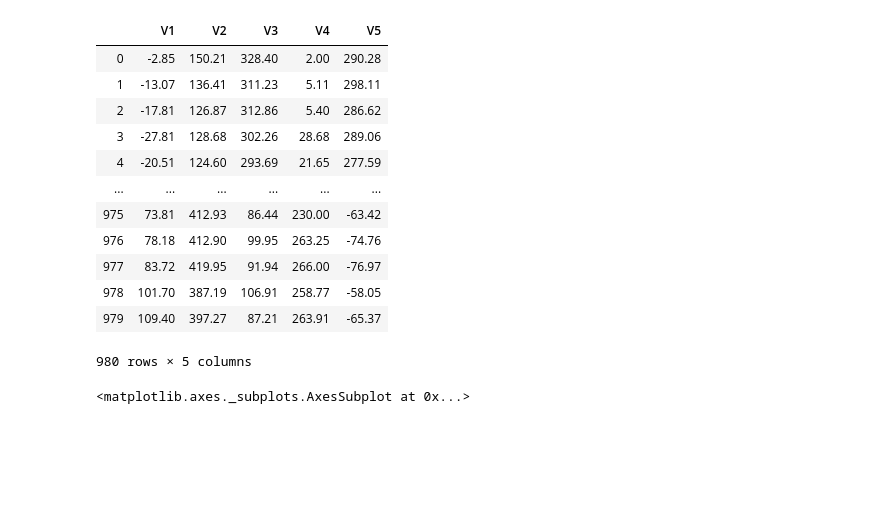
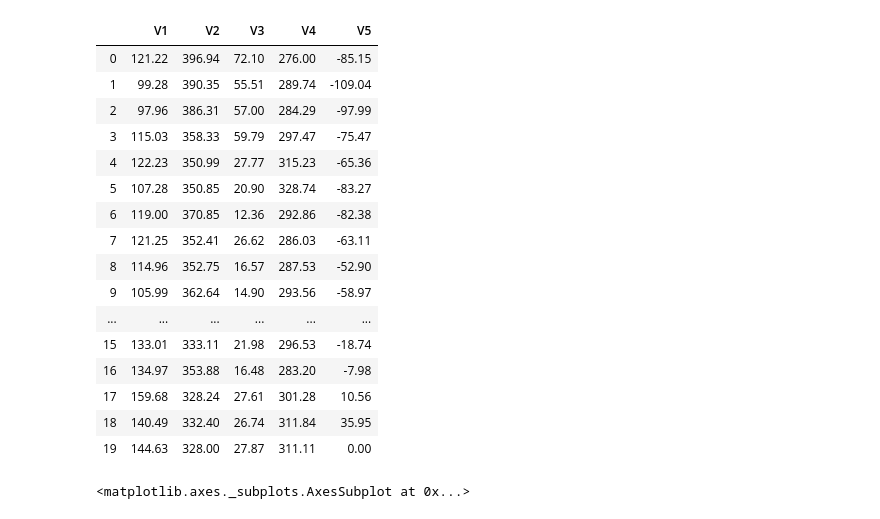
Before and after one commit to indhra/CATS-IJCNN-DATA-2004, a Jupyter notebook: CATS_BENCHMARK_DATA.ipynb, the cells around one changed output. Saved outputs shown, nothing was run; the diff lists cells and outputs as text; code cells hidden in the pictures; blank space fills up the shorter version.

```diff
--- a/CATS_BENCHMARK_DATA.ipynb
+++ b/CATS_BENCHMARK_DATA.ipynb
@@ -8,21 +48,56 @@ with localconverter(default_converter + pandas2ri.converter) as cv:
+# %%
+import os
+import pandas as pd
+import rpy2.robjects as robjects
+from rpy2.robjects import pandas2ri
+from rpy2.robjects.packages import importr
+from rpy2.robjects import default_converter
+from rpy2.robjects.conversion import localconverter
+
+import sys
+if "../" not in sys.path:
+  sys.path.append("../")
+
+pandas2ri.activate()
+
+base = importr('base')
+base.load("CATS.cont.rda")
+rdf_List = base.mget(base.ls())
+
+# ITERATE THROUGH LIST OF R DFs
+pydf_dict = {}
+
+for i,f in enumerate(base.names(rdf_List)):
+    pydf_dict[f] = pandas2ri.ri2py_dataframe(rdf_List[i])
+
+for k,v in pydf_dict.items():
+    (v.head())
+
+
+with localconverter(default_converter + pandas2ri.converter) as cv:
+    dataf1 = robjects.r['CATS.cont']
+
+dataf1
+# %% [output]
+|  | V1 | V2 | V3 | V4 | V5 |
+| 0 | 121.22 | 396.94 | 72.10 | 276.00 | -85.15 |
+| 1 | 99.28 | 390.35 | 55.51 | 289.74 | -109.04 |
+| 2 | 97.96 | 386.31 | 57.00 | 284.29 | -97.99 |
+| 3 | 115.03 | 358.33 | 59.79 | 297.47 | -75.47 |
+| 4 | 122.23 | 350.99 | 27.77 | 315.23 | -65.36 |
+| 5 | 107.28 | 350.85 | 20.90 | 328.74 | -83.27 |
+| 6 | 119.00 | 370.85 | 12.36 | 292.86 | -82.38 |
+| 7 | 121.25 | 352.41 | 26.62 | 286.03 | -63.11 |
+| 8 | 114.96 | 352.75 | 16.57 | 287.53 | -52.90 |
+| 9 | 105.99 | 362.64 | 14.90 | 293.56 | -58.97 |
+| ... | ... | ... | ... | ... | ... |
+| 15 | 133.01 | 333.11 | 21.98 | 296.53 | -18.74 |
+| 16 | 134.97 | 353.88 | 16.48 | 283.20 | -7.98 |
+| 17 | 159.68 | 328.24 | 27.61 | 301.28 | 10.56 |
+| 18 | 140.49 | 332.40 | 26.74 | 311.84 | 35.95 |
+| 19 | 144.63 | 328.00 | 27.87 | 311.11 | 0.00 |
 # %%
 df=dataf
-dff=df
-dataf
-# %% [output]
-|  | V1 | V2 | V3 | V4 | V5 |
-| 0 | -2.85 | 150.21 | 328.40 | 2.00 | 290.28 |
-| 1 | -13.07 | 136.41 | 311.23 | 5.11 | 298.11 |
-| 2 | -17.81 | 126.87 | 312.86 | 5.40 | 286.62 |
-| 3 | -27.81 | 128.68 | 302.26 | 28.68 | 289.06 |
-| 4 | -20.51 | 124.60 | 293.69 | 21.65 | 277.59 |
-| ... | ... | ... | ... | ... | ... |
-| 975 | 73.81 | 412.93 | 86.44 | 230.00 | -63.42 |
-| 976 | 78.18 | 412.90 | 99.95 | 263.25 | -74.76 |
-| 977 | 83.72 | 419.95 | 91.94 | 266.00 | -76.97 |
-| 978 | 101.70 | 387.19 | 106.91 | 258.77 | -58.05 |
-| 979 | 109.40 | 397.27 | 87.21 | 263.91 | -65.37 |
-980 rows × 5 columns
 # %%
 import matplotlib.pyplot as plt
 ax=plt.gca()
```
Also changed, not shown: parts of 5 cells of this notebook, 1 other file.
